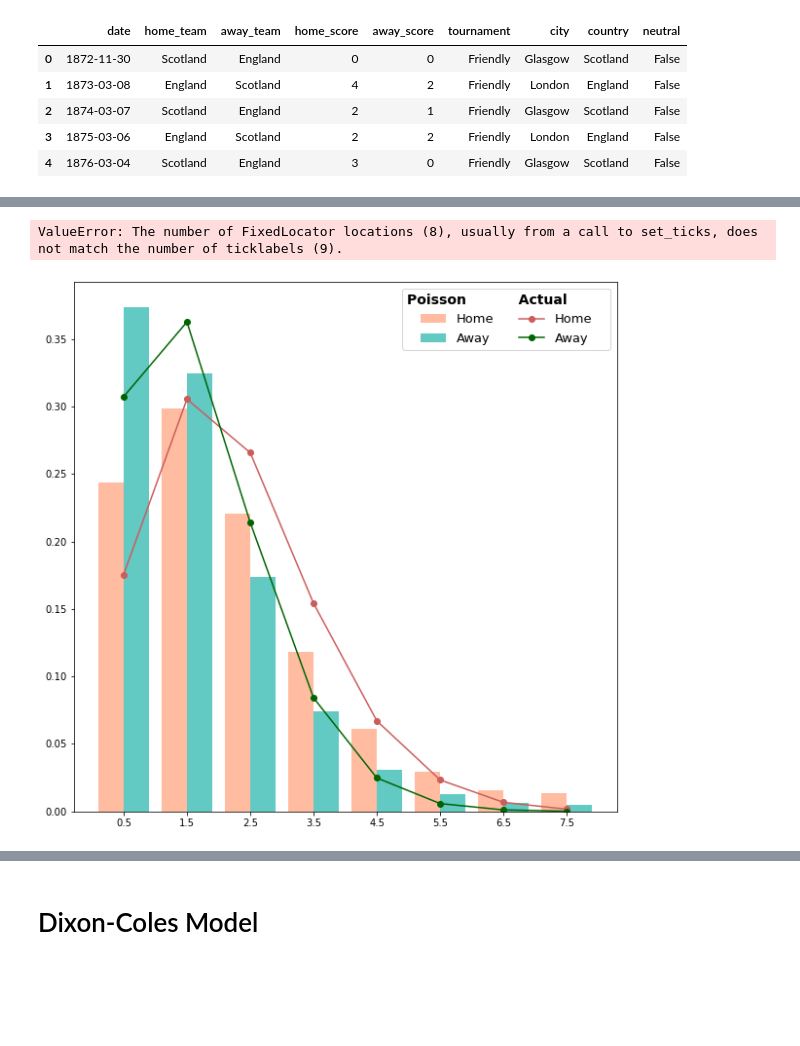
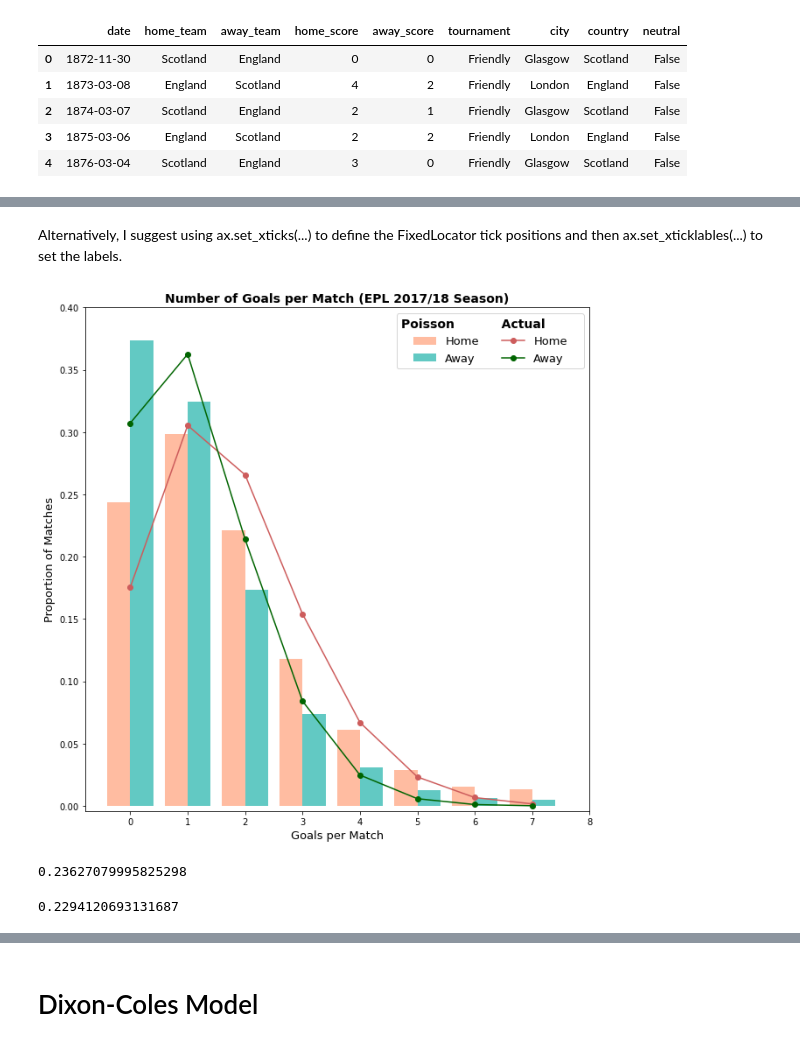
Before and after one commit to RyanJTalbot/bookcamp, a Jupyter notebook: world_cup/qatar2022/Poisson National Teams.ipynb, the cells around one changed output, grey strips where cells are left out. Cells and saved outputs as stored; diff of their text form; code cells hidden in the pictures; blank space fills up the shorter version.

```diff
--- a/world_cup/qatar2022/Poisson National Teams.ipynb
+++ b/world_cup/qatar2022/Poisson National Teams.ipynb
@@ -297,28 +281,41 @@ epl_1718 = epl_1718.rename(columns={'home_score': 'HomeGoals', 'away_score': 'Aw
+# %% [markdown]
+Alternatively, I suggest using ax.set_xticks(...)
+to define the FixedLocator tick positions and then
+ax.set_xticklables(...) to set the labels.
 # %%
 # construct Poisson  for each mean goals value
 poisson_pred = np.column_stack([[poisson.pmf(i, epl_1718.mean()[j]) for i in range(8)] for j in range(2)])
 
-fig, ax = plt.subplots(figsize=(10,10))
+fig, ax = plt.subplots(figsize=(9,9))
 # plot histogram of actual goals
 plt.hist(epl_1718[['HomeGoals', 'AwayGoals']].values, range(9),
          alpha=0.7, label=['Home', 'Away'],density=True, color=["#FFA07A", "#20B2AA"])
 
 # add lines for the Poisson distributions
 pois1, = plt.plot([i-0.5 for i in range(1,9)], poisson_pred[:,0],
                   linestyle='-', marker='o',label="Home", color = '#CD5C5C')
 pois2, = plt.plot([i-0.5 for i in range(1,9)], poisson_pred[:,1],
                   linestyle='-', marker='o',label="Away", color = '#006400')
 
 leg=plt.legend(loc='upper right', fontsize=13, ncol=2)
 leg.set_title("Poisson           Actual        ", prop = {'size':'14', 'weight':'bold'})
 
-plt.xticks([i-0.5 for i in range(1,9)],[i for i in range(9)])
+plt.xticks([i-0.5 for i in range(1,10)],[i for i in range(9)])
 plt.xlabel("Goals per Match",size=13)
 plt.ylabel("Proportion of Matches",size=13)
 plt.title("Number of Goals per Match (EPL 2017/18 Season)",size=14,fontweight='bold')
 plt.ylim([-0.004, 0.4])
 plt.tight_layout()
 plt.show()
 # %% [output]
-ValueError: The number of FixedLocator locations (8), usually from a call to set_ticks, does not match the number of ticklabels (9).
-[figure, old version]
+[figure, new version]
+# %%
+# probability of draw between home and away team
+skellam.pmf(0.0,  epl_1617.mean()[0],  epl_1617.mean()[1])
+# %% [output]
+0.23627079995825298
+# %%
+# probability of home team winning by one goal
+skellam.pmf(1,  epl_1617.mean()[0],  epl_1617.mean()[1])
+# %% [output]
+0.2294120693131687
```
Also changed, not shown: parts of 84 cells of this notebook, 8 other files.
